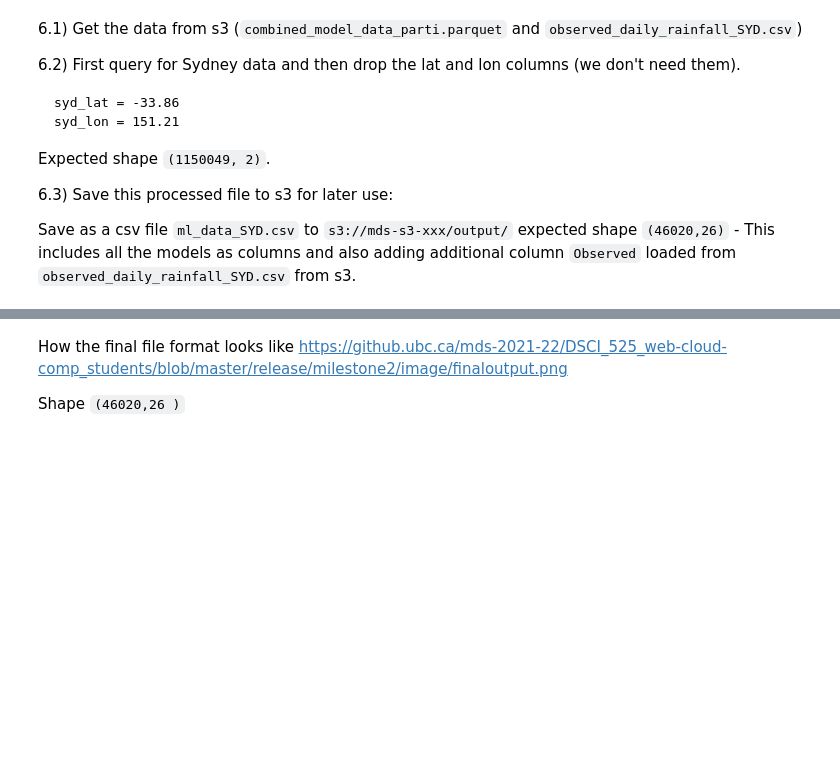
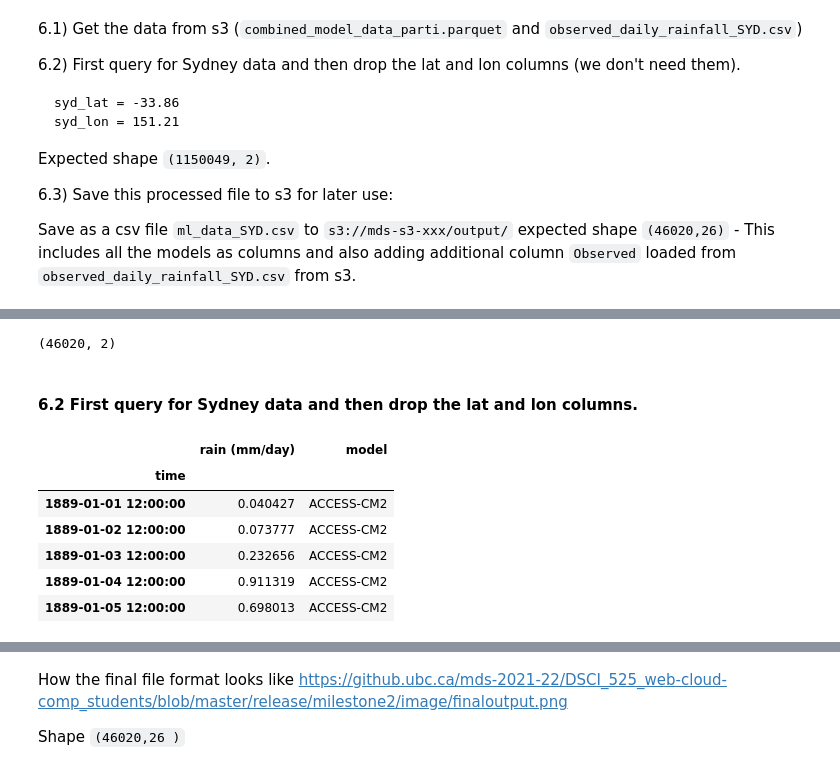
Before and after one commit to UBC-MDS/DSCI525_group02, a Jupyter notebook: notebooks/Milestone2.ipynb, the cells around one changed output, grey strips where cells are left out. Drawn from its saved outputs; the diff is of its cells as text; code cells hidden in the pictures; blank space fills up the shorter version.

```diff
--- a/notebooks/Milestone2.ipynb
+++ b/notebooks/Milestone2.ipynb
@@ -180,0 +224,6 @@
+# %%
+df_SYD.shape
+# %% [output]
+(46020, 2)
+# %% [markdown]
+#### 6.2 First query for Sydney data and then drop the lat and lon columns.
@@ -180,0 +239,10 @@
+# %%
+sydney.head()
+# %% [output]
+|  | rain (mm/day) | model |
+| time |  |  |
+| 1889-01-01 12:00:00 | 0.040427 | ACCESS-CM2 |
+| 1889-01-02 12:00:00 | 0.073777 | ACCESS-CM2 |
+| 1889-01-03 12:00:00 | 0.232656 | ACCESS-CM2 |
+| 1889-01-04 12:00:00 | 0.911319 | ACCESS-CM2 |
+| 1889-01-05 12:00:00 | 0.698013 | ACCESS-CM2 |
```
Also changed, not shown: parts of 23 cells of this notebook.
